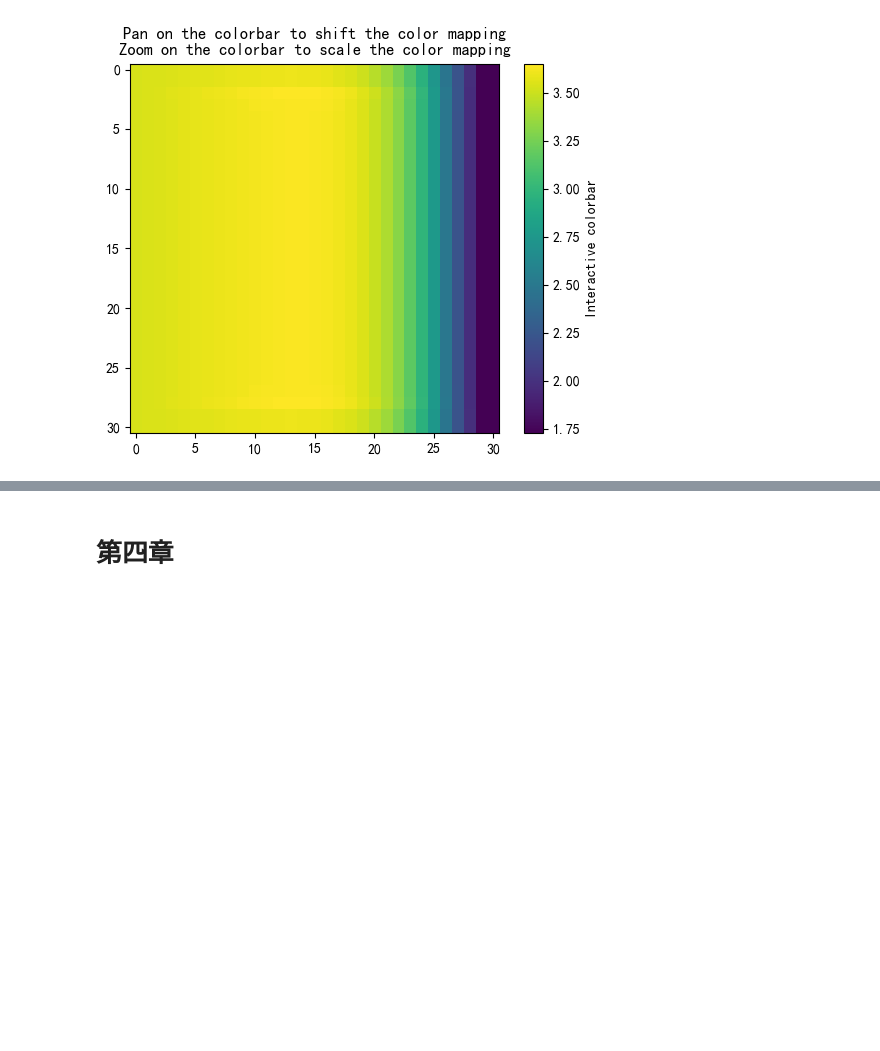
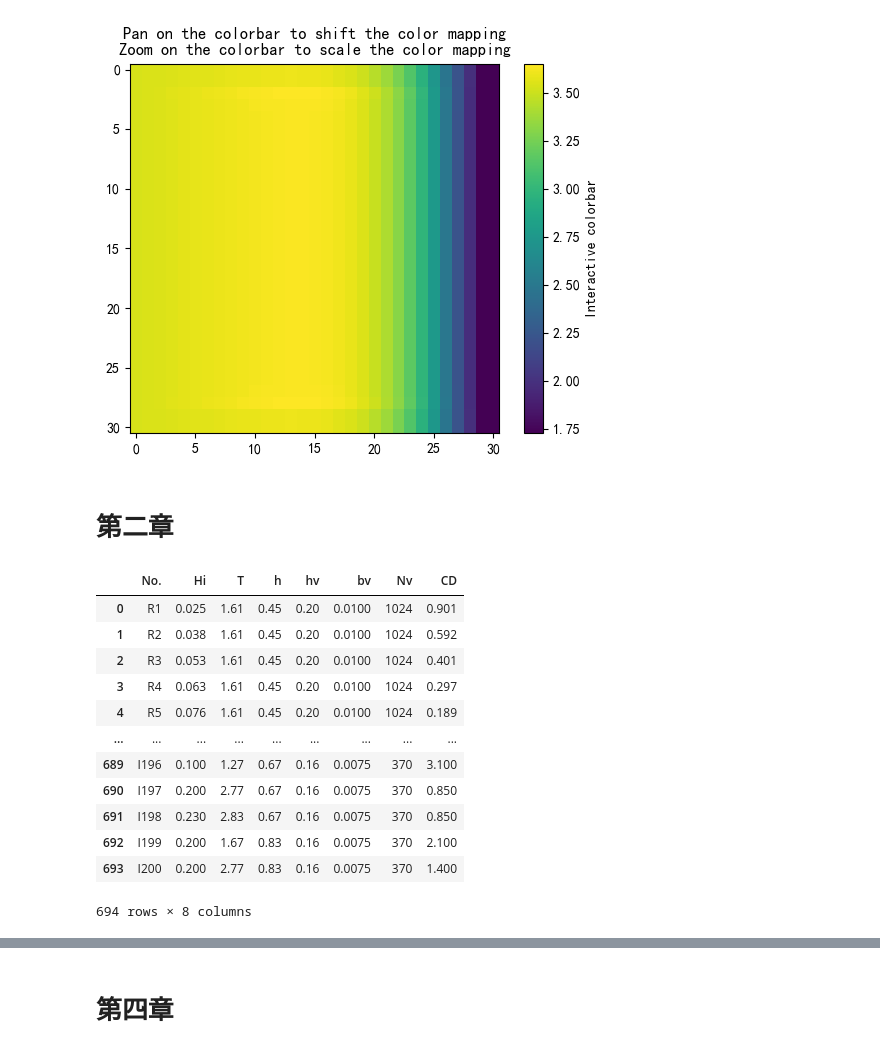
Before and after one commit to jackyvava/CodeWaveVegetation, a Jupyter notebook: code.ipynb, the cells around one changed output, grey strips where cells are left out. Cells and saved outputs as stored; diff of their text form; code cells hidden in the pictures; blank space fills up the shorter version.

```diff
--- a/code.ipynb
+++ b/code.ipynb
@@ -171,3 +171,22 @@ fig.colorbar(im, ax=ax, label='Interactive colorbar')
 plt.show()
 # %% [output]
 [figure]
+# %% [markdown]
+# 第二章
+# %%
+data = pd.read_csv("论文数据/第二章/阻力系数总.csv")
+data
+# %% [output]
+|  | No. | Hi | T | h | hv | bv | Nv | CD |
+| 0 | R1 | 0.025 | 1.61 | 0.45 | 0.20 | 0.0100 | 1024 | 0.901 |
+| 1 | R2 | 0.038 | 1.61 | 0.45 | 0.20 | 0.0100 | 1024 | 0.592 |
+| 2 | R3 | 0.053 | 1.61 | 0.45 | 0.20 | 0.0100 | 1024 | 0.401 |
+| 3 | R4 | 0.063 | 1.61 | 0.45 | 0.20 | 0.0100 | 1024 | 0.297 |
+| 4 | R5 | 0.076 | 1.61 | 0.45 | 0.20 | 0.0100 | 1024 | 0.189 |
+| ... | ... | ... | ... | ... | ... | ... | ... | ... |
+| 689 | I196 | 0.100 | 1.27 | 0.67 | 0.16 | 0.0075 | 370 | 3.100 |
+| 690 | I197 | 0.200 | 2.77 | 0.67 | 0.16 | 0.0075 | 370 | 0.850 |
+| 691 | I198 | 0.230 | 2.83 | 0.67 | 0.16 | 0.0075 | 370 | 0.850 |
+| 692 | I199 | 0.200 | 1.67 | 0.83 | 0.16 | 0.0075 | 370 | 2.100 |
+| 693 | I200 | 0.200 | 2.77 | 0.83 | 0.16 | 0.0075 | 370 | 1.400 |
+694 rows × 8 columns
```
Also changed, not shown: parts of 7 cells of this notebook, 3 other files.
